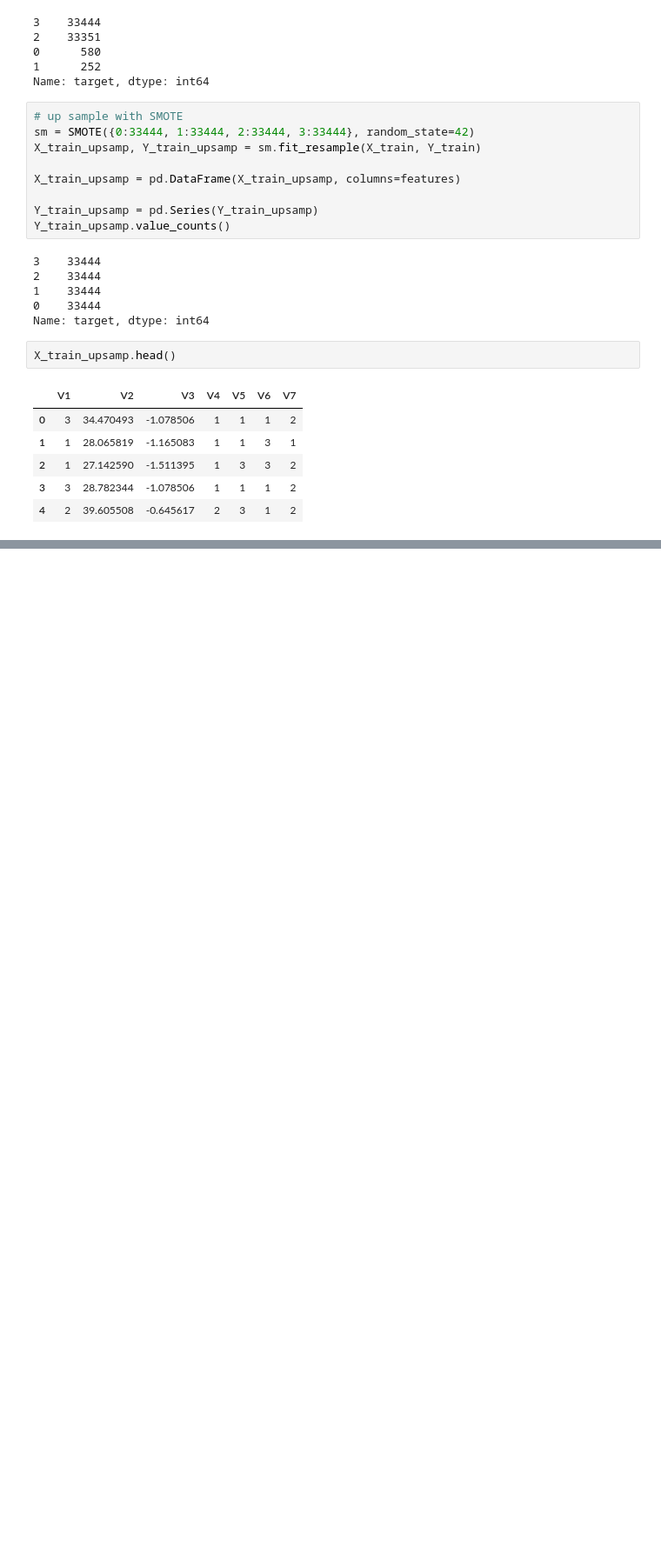
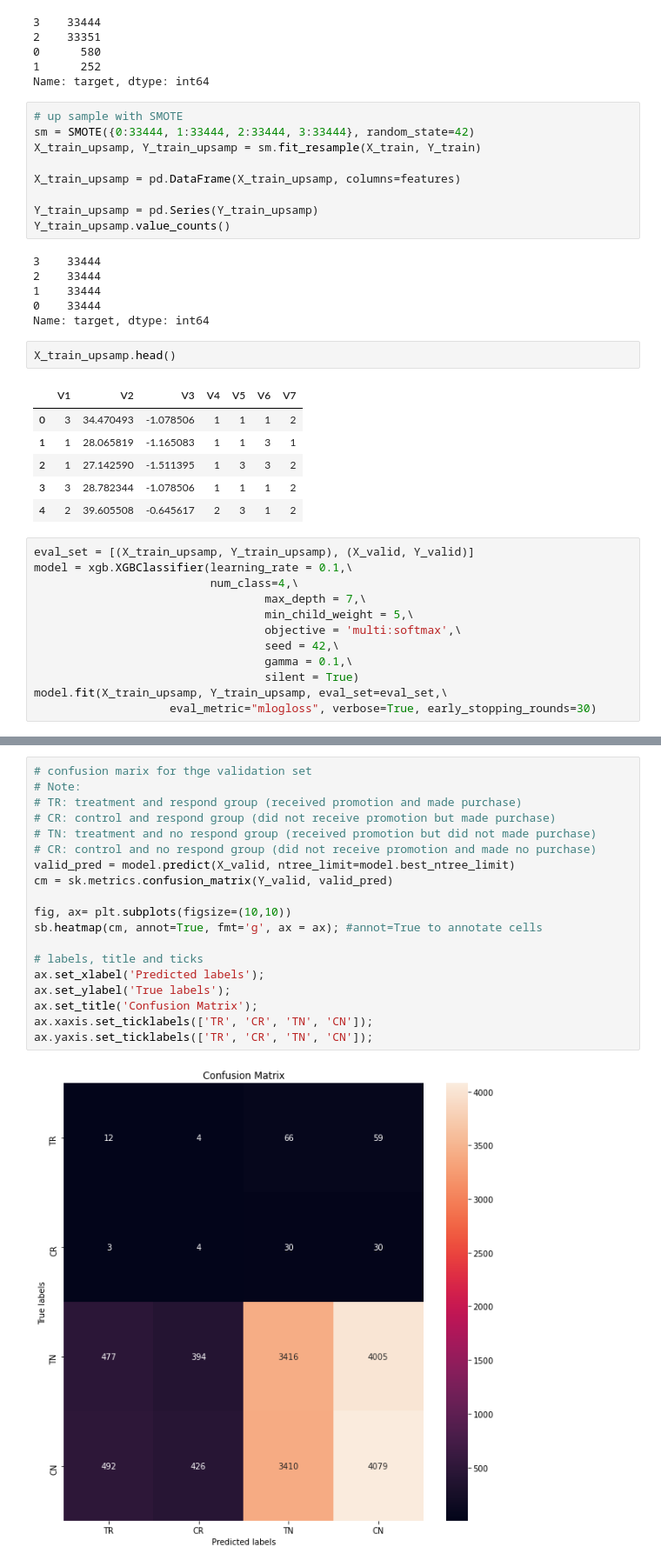
Before and after one commit to pedflotor/Data-Scientist-Nanodegree, a Jupyter notebook: Portfolio Exercises/Starbucks/Starbucks.ipynb, the cells around one changed output, grey strips where cells are left out. Shown: that part at 87% size. Saved outputs shown, nothing was run; the diff lists cells and outputs as text; blank space fills up the shorter version.

Commit message:
feat: Fourth model

```diff
--- a/Portfolio Exercises/Starbucks/Starbucks.ipynb
+++ b/Portfolio Exercises/Starbucks/Starbucks.ipynb
@@ -941,3 +941,15 @@ X_train_upsamp.head()
 | 2 | 1 | 27.142590 | -1.511395 | 1 | 3 | 3 | 2 |
 | 3 | 3 | 28.782344 | -1.078506 | 1 | 1 | 1 | 2 |
 | 4 | 2 | 39.605508 | -0.645617 | 2 | 3 | 1 | 2 |
+# %%
+eval_set = [(X_train_upsamp, Y_train_upsamp), (X_valid, Y_valid)]
+model = xgb.XGBClassifier(learning_rate = 0.1,\
+                          num_class=4,\
+                                  max_depth = 7,\
+                                  min_child_weight = 5,\
+                                  objective = 'multi:softmax',\
+                                  seed = 42,\
+                                  gamma = 0.1,\
+                                  silent = True)
+model.fit(X_train_upsamp, Y_train_upsamp, eval_set=eval_set,\
+                    eval_metric="mlogloss", verbose=True, early_stopping_rounds=30)
@@ -943,0 +984,21 @@ X_train_upsamp.head()
+# %%
+# confusion marix for thge validation set
+# Note:
+# TR: treatment and respond group (received promotion and made purchase)
+# CR: control and respond group (did not receive promotion but made purchase)
+# TN: treatment and no respond group (received promotion but did not made purchase)
+# CR: control and no respond group (did not receive promotion and made no purchase)
+valid_pred = model.predict(X_valid, ntree_limit=model.best_ntree_limit)
+cm = sk.metrics.confusion_matrix(Y_valid, valid_pred)
+
+fig, ax= plt.subplots(figsize=(10,10))
+sb.heatmap(cm, annot=True, fmt='g', ax = ax); #annot=True to annotate cells
+
+# labels, title and ticks
+ax.set_xlabel('Predicted labels');
+ax.set_ylabel('True labels');
+ax.set_title('Confusion Matrix');
+ax.xaxis.set_ticklabels(['TR', 'CR', 'TN', 'CN']);
+ax.yaxis.set_ticklabels(['TR', 'CR', 'TN', 'CN']);
+# %% [output]
+[figure, added]
```
Also changed, not shown: parts of 5 cells of this notebook.
